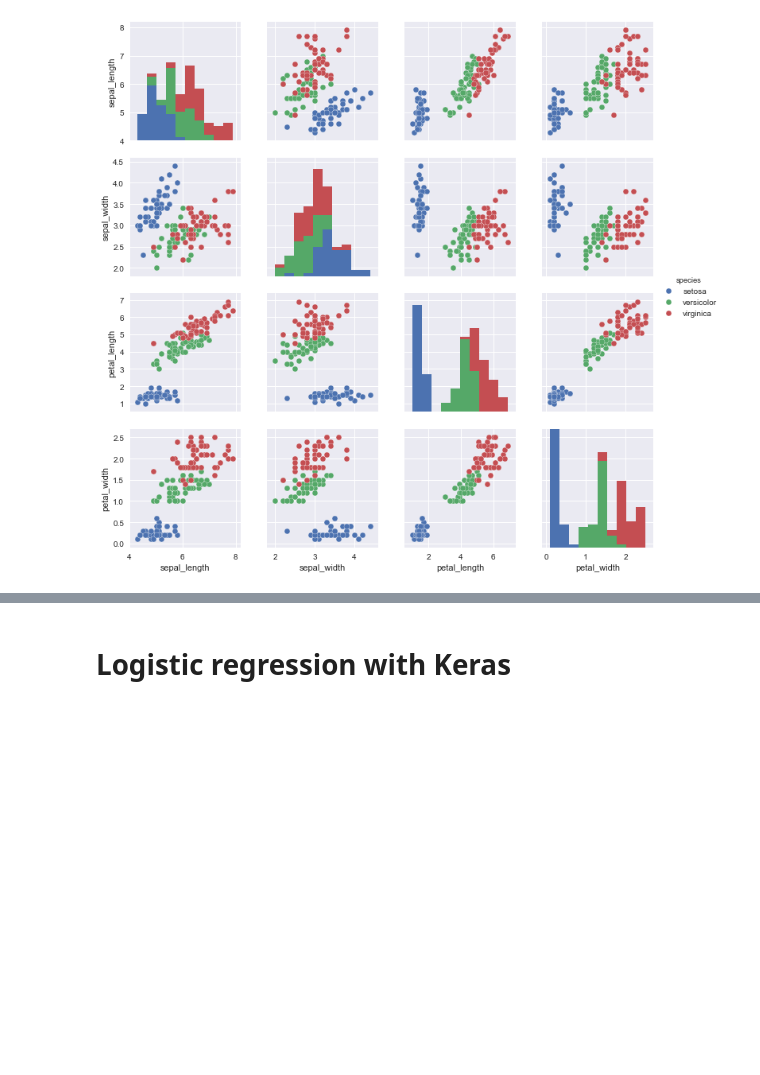
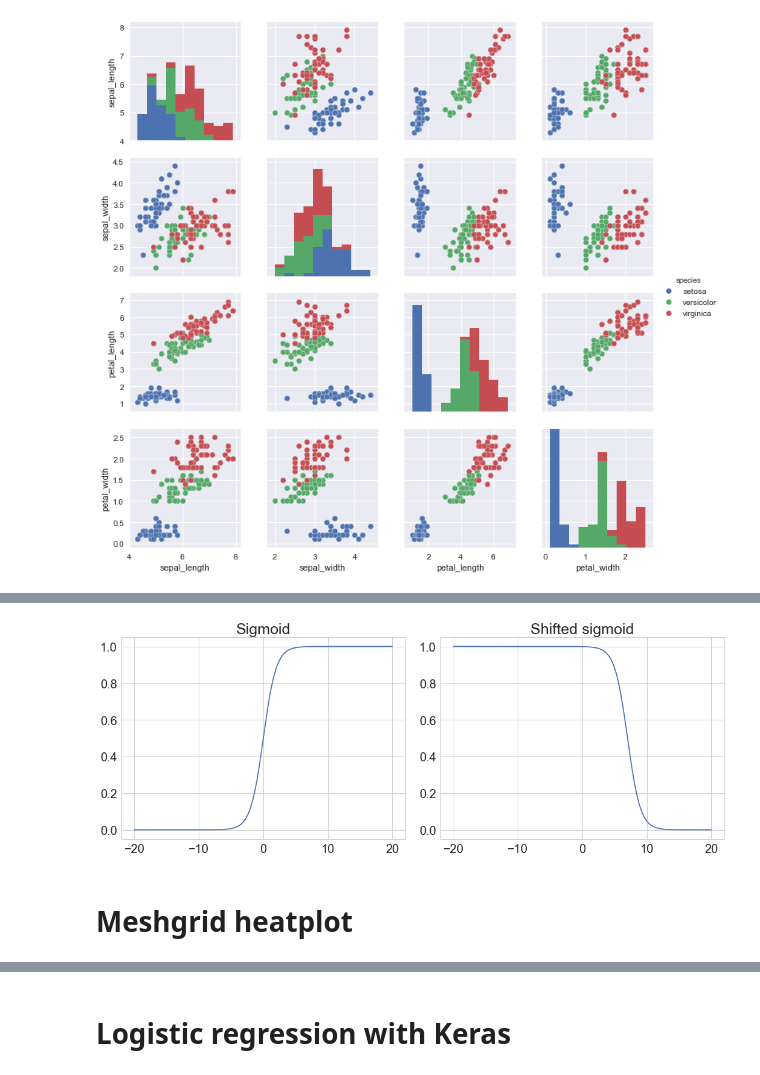
Before and after one commit to florentguymartin/introduction_neuralnetworks_keras, a Jupyter notebook: notebooks/iris.ipynb, the cells around one changed output, grey strips where cells are left out. Saved outputs shown, nothing was run; the diff lists cells and outputs as text; code cells hidden in the pictures; blank space fills up the shorter version.

```diff
--- a/notebooks/iris.ipynb
+++ b/notebooks/iris.ipynb
@@ -132,0 +178,22 @@ print(test_loss)
+# %%
+def sigmoid(x):
+    return 1/(1+np.exp(-x))
+# %%
+plt.figure(figsize=(15,6))
+
+plt.subplot(121)
+x_sigmoid = np.arange(-20,20,0.01)
+y_sigmoid = sigmoid(x_sigmoid)
+_ = plt.plot(x_sigmoid,y_sigmoid)
+plt.title('Sigmoid')
+plt.subplot(122)
+w = -1
+b = 7
+y_shifted = sigmoid(w*x_sigmoid + b)
+_ = plt.plot(x_sigmoid,y_shifted)
+plt.title('Shifted sigmoid')
+plt.tight_layout()
+# %% [output]
+[figure, added]
+# %% [markdown]
+# Meshgrid heatplot
```
Also changed, not shown: parts of 50 cells of this notebook, 1 other file.
